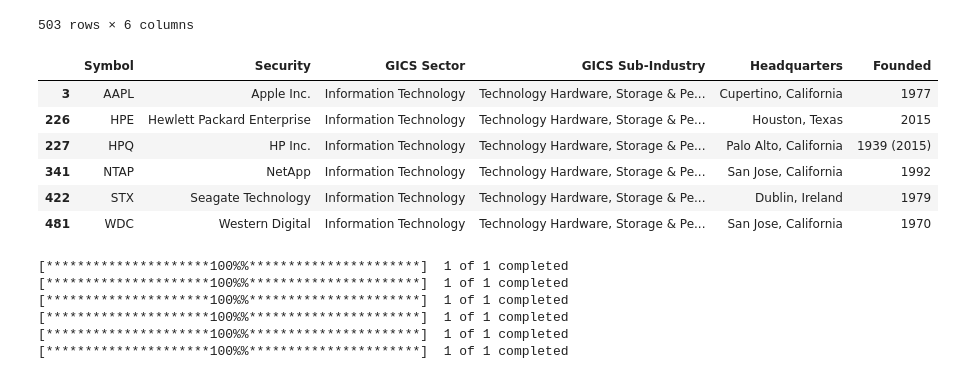
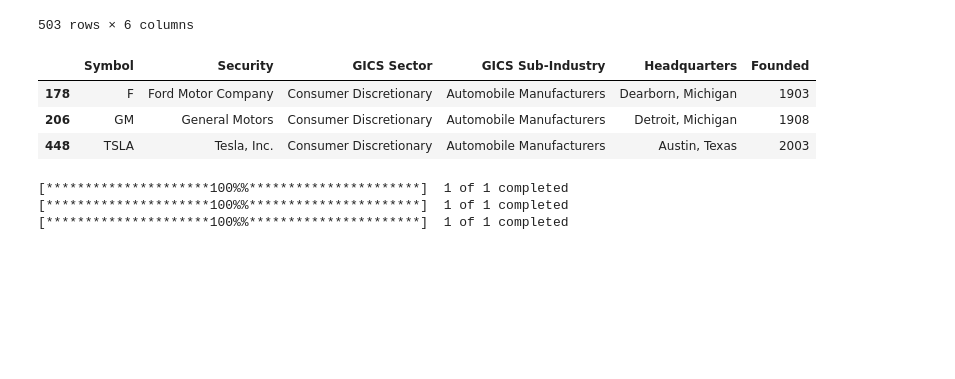
Before and after one commit to Robohrriday/MS499_IITGN_Finance_2024, a Jupyter notebook: data_analysis.ipynb, the cells around one changed output. Saved outputs shown, nothing was run; the diff lists cells and outputs as text; code cells hidden in the pictures; blank space fills up the shorter version.

```diff
--- a/data_analysis.ipynb
+++ b/data_analysis.ipynb
@@ -404,21 +404,18 @@ display(SP_data)
 | 503 | ZTS | Zoetis | Health Care | Pharmaceuticals | Parsippany, New Jersey | 1952 |
 503 rows × 6 columns
 # %%
-symbol = 'AAPL'
+symbol = 'TSLA'
 symbol_sector = SP_data[SP_data['Symbol'] == symbol]['GICS Sector'].item()
 symbol_subsector = SP_data[SP_data['Symbol'] == symbol]['GICS Sub-Industry'].item()
 
 competitor_data = SP_data[(SP_data['GICS Sector'] == symbol_sector) & (SP_data['GICS Sub-Industry'] == symbol_subsector)]
 display(competitor_data)
 tickers = list(competitor_data['Symbol'])
 # %% [output]
 |  | Symbol | Security | GICS Sector | GICS Sub-Industry | Headquarters | Founded |
-| 3 | AAPL | Apple Inc. | Information Technology | Technology Hardware, Storage & Pe... | Cupertino, California | 1977 |
-| 226 | HPE | Hewlett Packard Enterprise | Information Technology | Technology Hardware, Storage & Pe... | Houston, Texas | 2015 |
-| 227 | HPQ | HP Inc. | Information Technology | Technology Hardware, Storage & Pe... | Palo Alto, California | 1939 (2015) |
-| 341 | NTAP | NetApp | Information Technology | Technology Hardware, Storage & Pe... | San Jose, California | 1992 |
-| 422 | STX | Seagate Technology | Information Technology | Technology Hardware, Storage & Pe... | Dublin, Ireland | 1979 |
-| 481 | WDC | Western Digital | Information Technology | Technology Hardware, Storage & Pe... | San Jose, California | 1970 |
+| 178 | F | Ford Motor Company | Consumer Discretionary | Automobile Manufacturers | Dearborn, Michigan | 1903 |
+| 206 | GM | General Motors | Consumer Discretionary | Automobile Manufacturers | Detroit, Michigan | 1908 |
+| 448 | TSLA | Tesla, Inc. | Consumer Discretionary | Automobile Manufacturers | Austin, Texas | 2003 |
 # %%
 import plotly.graph_objects as go
 
@@ -439,6 +436,7 @@ for ticker in tickers:
 # Create a layout
 layout = go.Layout(
     title='Cumulative Stock Returns',
+    template = 'plotly_dark',
     xaxis=dict(title='Date'),
     yaxis=dict(title='Cumulative Returns'),
     hovermode='closest',
@@ -452,6 +450,3 @@ fig.show()
 [*********************100%%**********************]  1 of 1 completed
 [*********************100%%**********************]  1 of 1 completed
 [*********************100%%**********************]  1 of 1 completed
-[*********************100%%**********************]  1 of 1 completed
-[*********************100%%**********************]  1 of 1 completed
-[*********************100%%**********************]  1 of 1 completed
```
Also changed, not shown: parts of 1 cell of this notebook, 10 other files.
